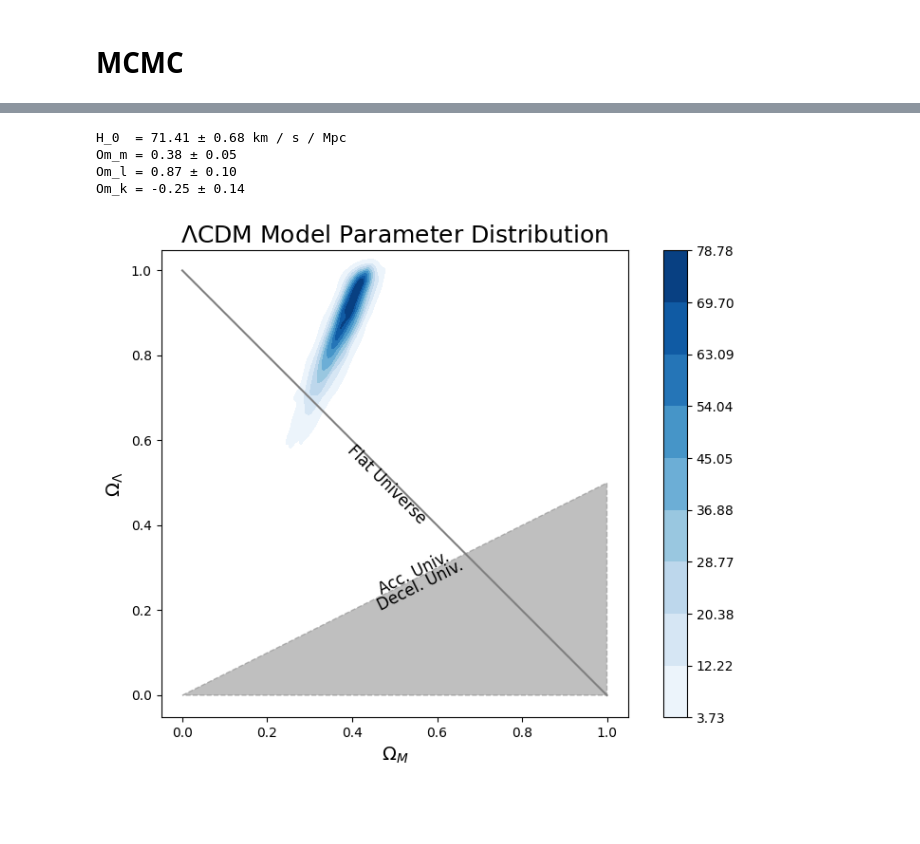
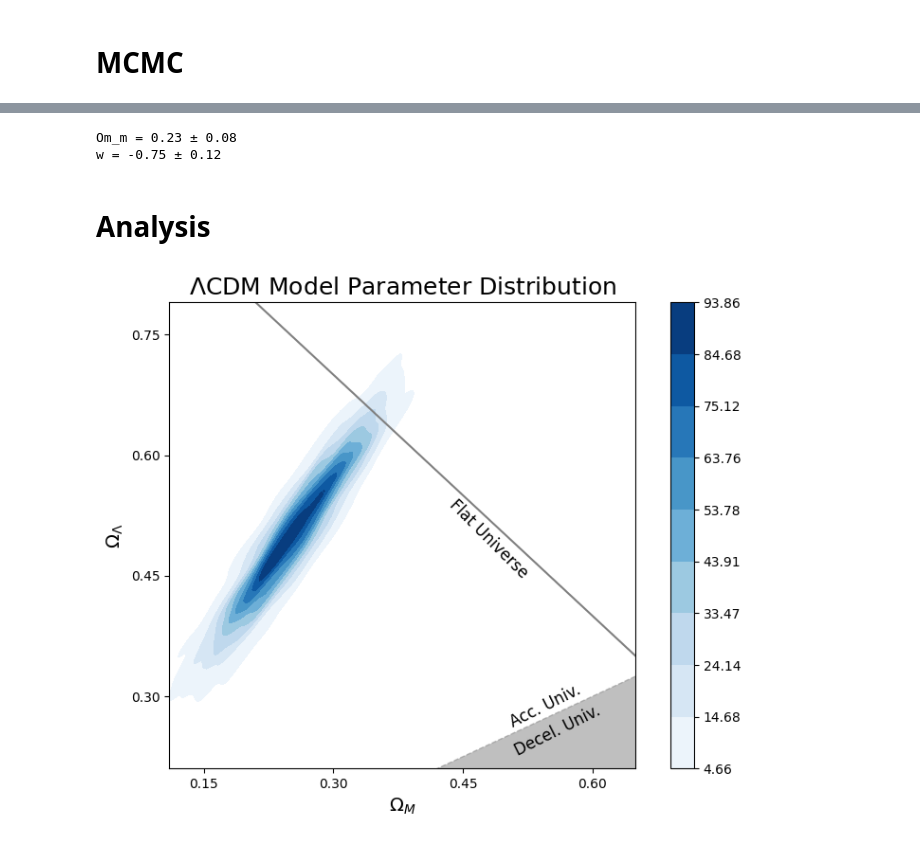
Before and after one commit to MagicalBean/DES_MCMC, a Jupyter notebook: workthrough.ipynb, the cells around one changed output, grey strips where cells are left out. Drawn from its saved outputs; the diff is of its cells as text; code cells hidden in the pictures; blank space fills up the shorter version.

```diff
--- a/workthrough.ipynb
+++ b/workthrough.ipynb
@@ -68,6 +66,8 @@ plt.show()
 # %% [markdown]
 remove high MU uncertainty points
 # %%
+df = df[df['MUERR'] < 0.4]
+
 low_z = low_z[low_z['MUERR'] < 0.4]
 high_z = high_z[high_z['MUERR'] < 0.4]
 # %%
@@ -198,0 +101,8 @@ print([ln_prior(x) for x in p0])
+# %%
+lcdm_sampler = CosmologyMCMC(LambdaCDMModel(), df)
+
+n_walkers = 16
+n_iterations = 2000
+p0 = np.random.multivariate_normal(mean=[73, 0.3, 0.7], cov=np.diag([1, 1e-12, 1e-12]), size=n_walkers)
+
+lcdm_sampler.test_priors(p0)
@@ -198,0 +111,2 @@ print([ln_prior(x) for x in p0])
+# %%
+lcdm_sampler.run_mcmc(n_walkers, n_iterations, p0)
@@ -198,0 +119,4 @@ print([ln_prior(x) for x in p0])
+# %%
+burned = pd.DataFrame(lcdm_sampler.get_samples(discard=1000, flat=True), columns=['H_0', 'Om_m', 'Om_l'])
+burned['Om_k'] = 1.0 - burned['Om_m'] - burned['Om_l']
+lcdm_sampler.burned = burned.sort_values(by='Om_m')
@@ -249,38 +193,36 @@ plt.show()
 # %%
-print(f'H_0  = {np.median(burned.iloc[:,0]):.2f} ± {np.std(burned.iloc[:,0]):.2f} km / s / Mpc')
-print(f'Om_m = {np.median(burned.iloc[:,1]):.2f} ± {np.std(burned.iloc[:,1]):.2f}')
-print(f'Om_l = {np.median(burned.iloc[:,2]):.2f} ± {np.std(burned.iloc[:,2]):.2f}')
-print(f'Om_k = {np.median(burned.iloc[:,3]):.2f} ± {np.std(burned.iloc[:,3]):.2f}')
+print(f"Om_m = {fwcdm_sampler.burned['Om_m'].median():.2f} ± {fwcdm_sampler.burned['Om_m'].std():.2f}")
+print(f"w = {fwcdm_sampler.burned['w'].median():.2f} ± {fwcdm_sampler.burned['w'].std():.2f}")
 # %% [output]
-H_0  = 71.41 ± 0.68 km / s / Mpc
-Om_m = 0.38 ± 0.05
-Om_l = 0.87 ± 0.10
-Om_k = -0.25 ± 0.14
+Om_m = 0.23 ± 0.08
+w = -0.75 ± 0.12
+# %% [markdown]
+# Analysis
 # %%
 fig, ax = plt.subplots(figsize=(8,6))
-ax.set_aspect('equal')
+ax.set_box_aspect(1)
 
-sns.kdeplot(x=burned['Om_m'], y=burned['Om_l'], cmap='Blues', fill=True, cbar=True)
+sns.kdeplot(x=lcdm_sampler.burned['Om_m'], y=lcdm_sampler.burned['Om_l'], cmap='Blues', fill=True, cbar=True)
 
 X = np.linspace(0, 1, 100)
 plt.plot(X, 1 - X, color='gray')
 plt.fill_between(X, 0.5*X, color='gray', alpha=0.5, linestyle='dashed')
 
 rotn = np.degrees(np.arctan2(1, 2))
 plt.annotate('Acc. Univ.', xy=(0.545, 0.2875), ha='center', va='center', rotation=rotn, fontsize=12)
 plt.annotate('Decel. Univ.', xy=(0.56, 0.2575), ha='center', va='center', rotation=rotn, fontsize=12)
 
 rotn = np.degrees(np.arctan2(X[0]-X[1], X[1]-X[0]))
 plt.annotate('Flat Universe', xy=(0.48, 0.495), ha='center', va='center', rotation=rotn, fontsize=12)
 
 plt.xlabel('$\Omega_M$', size=14)
 plt.ylabel('$\Omega_\Lambda$', size=14)
-# plt.xlim(0.11, 0.65)
-# plt.ylim(0.21, 0.79)
-# ax.xaxis.set_major_locator(ticker.MultipleLocator(0.15))
-# ax.yaxis.set_major_locator(ticker.MultipleLocator(0.15))
+plt.xlim(0.11, 0.65)
+plt.ylim(0.21, 0.79)
+ax.xaxis.set_major_locator(ticker.MultipleLocator(0.15))
+ax.yaxis.set_major_locator(ticker.MultipleLocator(0.15))
 plt.title('$\Lambda$CDM Model Parameter Distribution', size=18)
 plt.tight_layout()
 plt.show()
 # %% [output]
-[figure, old version]
+[figure, new version]
```
Also changed, not shown: parts of 22 cells of this notebook, 30 other files.
